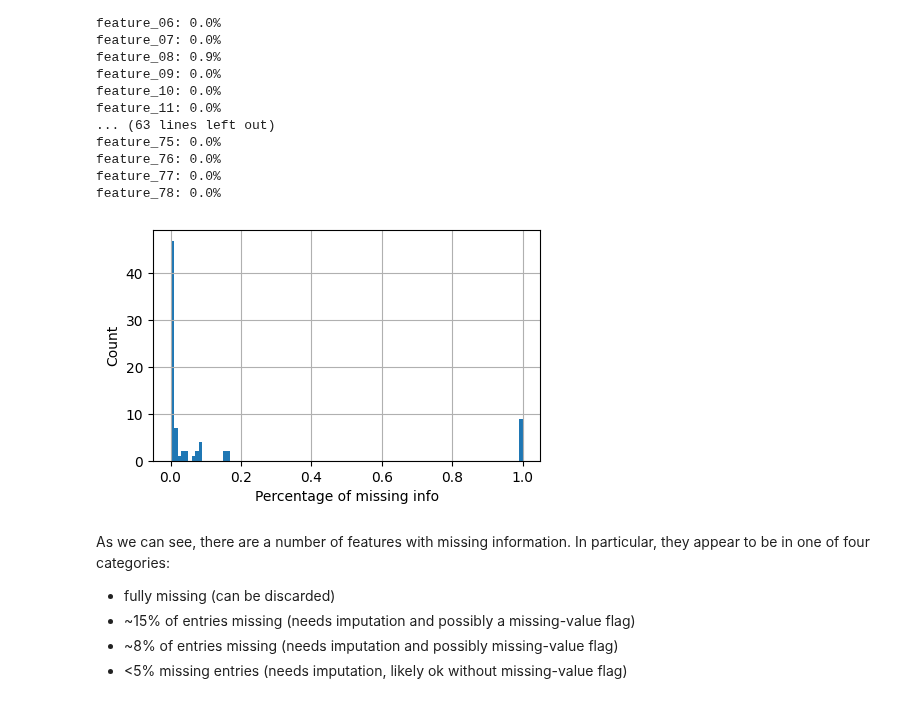
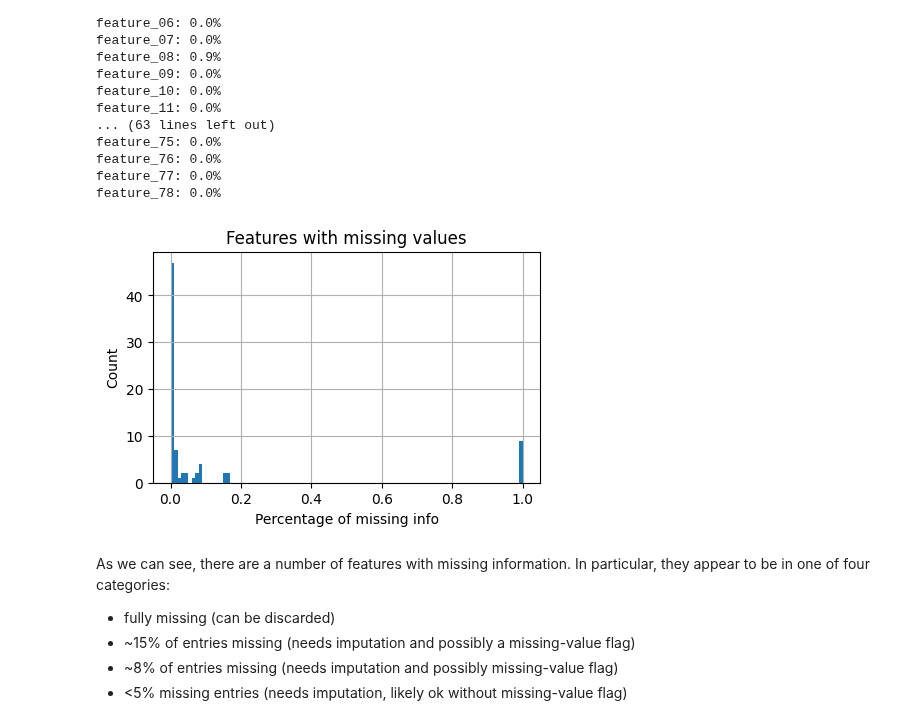
Before and after one commit to victorventuri/kaggle_play, a Jupyter notebook: jane_street_2025/understanding_data.ipynb, the cells around one changed output. Saved outputs shown, nothing was run; the diff lists cells and outputs as text; code cells hidden in the pictures.

```diff
--- a/jane_street_2025/understanding_data.ipynb
+++ b/jane_street_2025/understanding_data.ipynb
@@ -145,14 +145,15 @@ feature_78: 0.0%
 # %%
 import numpy as np
 
 axes = nan_fraction_per_feature.hist(bins=np.arange(0., 1.01, 0.01).tolist())
 axes.set_ylabel('Count')
 axes.set_xlabel('Percentage of missing info')
+axes.set_title('Features with missing values')
 
 fig = axes.get_figure()
 fig.set_size_inches(5, 3)
 # %% [output]
-[figure, old version]
+[figure, new version]
 # %% [markdown]
 As we can see, there are a number of features with missing information. In particular, they appear to be in one of four categories:
 - fully missing (can be discarded)
```
Also changed, not shown: parts of 22 cells of this notebook.
